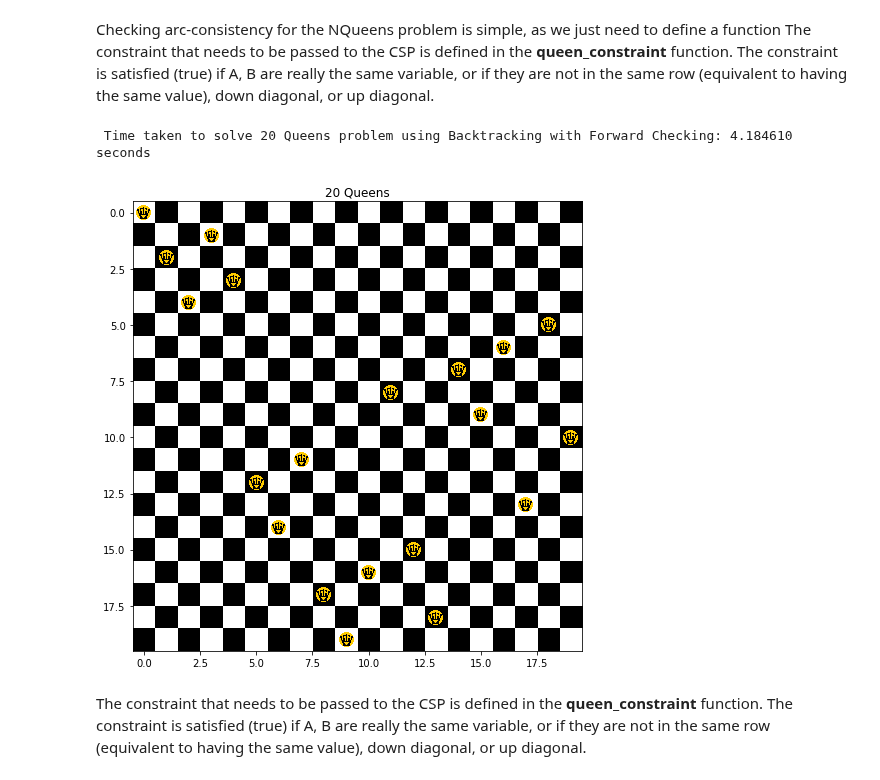
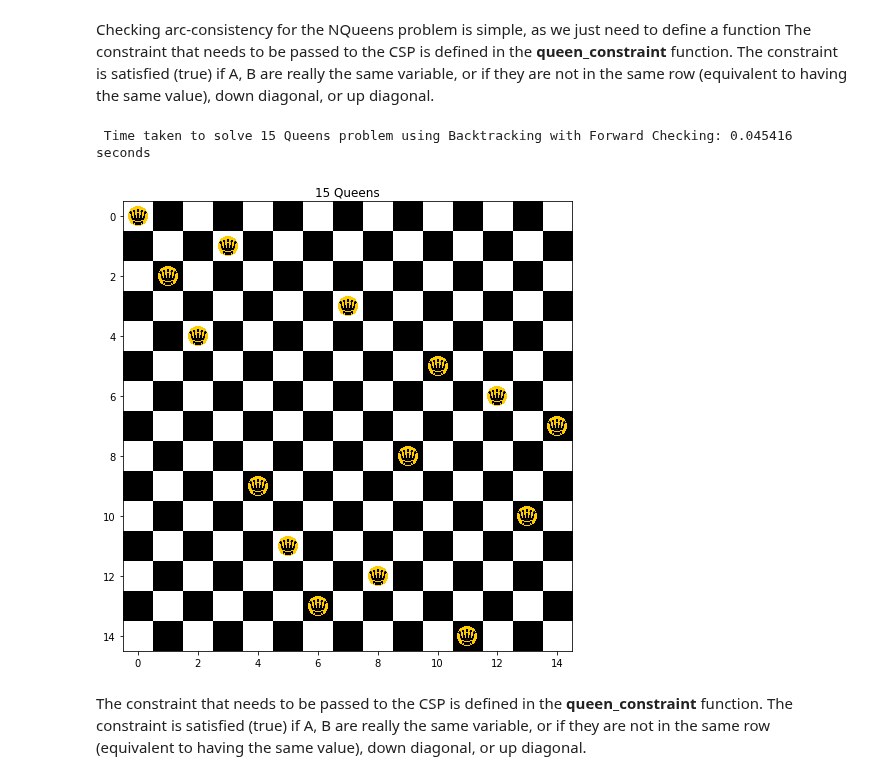
Before and after one commit to ToniRV/Constraint-Satisfaction-Notebook, a Jupyter notebook: CSPs.ipynb, the cells around one changed output. Drawn from its saved outputs; the diff is of its cells as text; code cells hidden in the pictures.

```diff
--- a/CSPs.ipynb
+++ b/CSPs.ipynb
@@ -439,18 +439,18 @@ The constraint that needs to be passed to the CSP is defined in the **queen_cons
 The constraint is satisfied (true) if A, B are really the same variable, or if they are not in the same row (equivalent to having the same value), down diagonal, or up diagonal.
 # %%
 # Create NQueens problem.
-N = 20
+N = 15
 n_queens = NQueensCSP(N)
 
 # Solve the problem using Backtracking with Forward Checking (fc flag set to True). Store timing.
 start_time = time.time()
 solution = backtracking_search(n_queens, inference=forward_checking)
 end_time = time.time()
 print(" Time taken to solve %s Queens problem using Backtracking with Forward Checking: %f seconds"% (N, end_time - start_time))
 plot_NQueens(solution)
 # %% [output]
- Time taken to solve 20 Queens problem using Backtracking with Forward Checking: 4.184610 seconds
+ Time taken to solve 15 Queens problem using Backtracking with Forward Checking: 0.045416 seconds
-[figure, old version]
+[figure, new version]
 # %% [markdown]
 The constraint that needs to be passed to the CSP is defined in the **queen_constraint** function.
  The constraint is satisfied (true) if A, B are really the same variable, or if they are not in the same row (equivalent to having the same value), down diagonal, or up diagonal.
```
Also changed, not shown: parts of 11 cells of this notebook, 4 other files.
